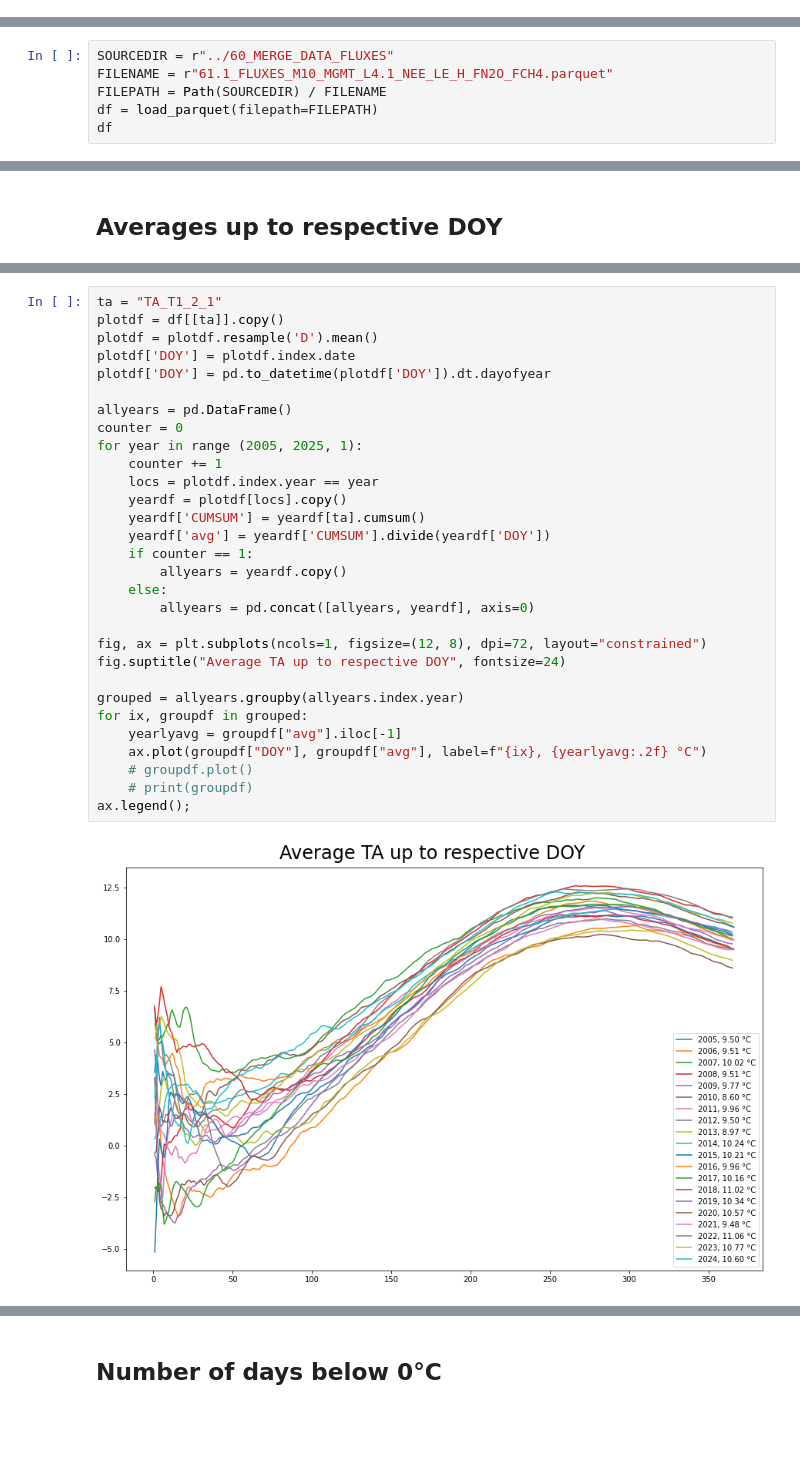
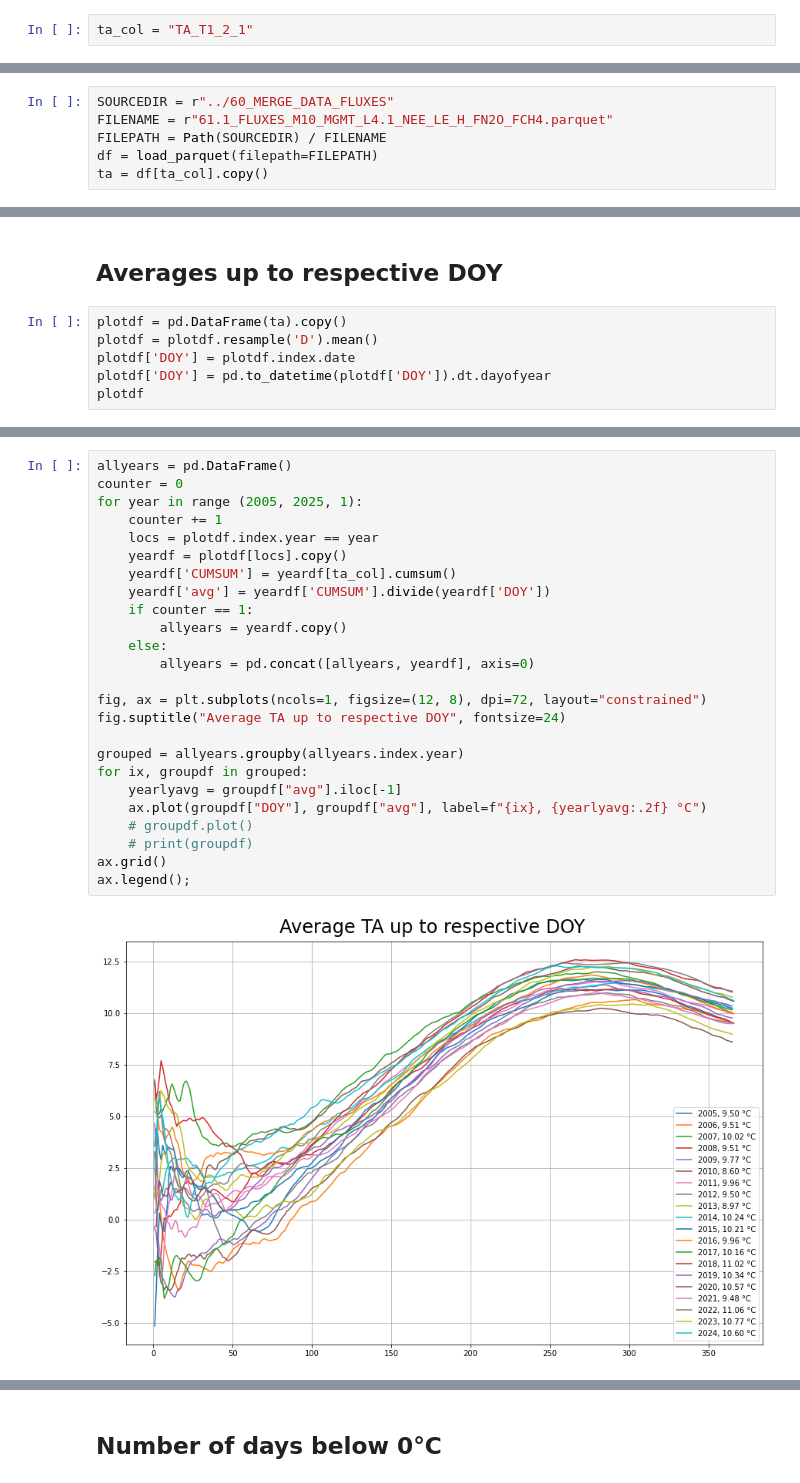
Before and after one commit to holukas/dataset_ch-cha_flux_product, a Jupyter notebook: _sources/notebooks/90_DATASET_OVERVIEW/METEO_TA.ipynb, the cells around one changed output, grey strips where cells are left out. Saved outputs shown, nothing was run; the diff lists cells and outputs as text; blank space fills up the shorter version.

```diff
--- a/_sources/notebooks/90_DATASET_OVERVIEW/METEO_TA.ipynb
+++ b/_sources/notebooks/90_DATASET_OVERVIEW/METEO_TA.ipynb
@@ -8,0 +11,2 @@
+# %%
+ta_col = "TA_T1_2_1"
@@ -32,5 +40,5 @@ SOURCEDIR = r"../60_MERGE_DATA_FLUXES"
 FILENAME = r"61.1_FLUXES_M10_MGMT_L4.1_NEE_LE_H_FN2O_FCH4.parquet"
 FILEPATH = Path(SOURCEDIR) / FILENAME
 df = load_parquet(filepath=FILEPATH)
-df
+ta = df[ta_col].copy()
 # %% [output]
@@ -107,3 +76,9 @@ HeatmapYearMonth(series_monthly=s, title="monthly range", ax=axs[3], cb_digits_a
 [figure]
 # %% [markdown]
 ## Averages up to respective DOY
+# %%
+plotdf = pd.DataFrame(ta).copy()
+plotdf = plotdf.resample('D').mean()
+plotdf['DOY'] = plotdf.index.date
+plotdf['DOY'] = pd.to_datetime(plotdf['DOY']).dt.dayofyear
+plotdf
@@ -110,32 +100,27 @@ HeatmapYearMonth(series_monthly=s, title="monthly range", ax=axs[3], cb_digits_a
 # %%
-ta = "TA_T1_2_1"
-plotdf = df[[ta]].copy()
-plotdf = plotdf.resample('D').mean()
-plotdf['DOY'] = plotdf.index.date
-plotdf['DOY'] = pd.to_datetime(plotdf['DOY']).dt.dayofyear
-
 allyears = pd.DataFrame()
 counter = 0
 for year in range (2005, 2025, 1):
     counter += 1
     locs = plotdf.index.year == year
     yeardf = plotdf[locs].copy()
-    yeardf['CUMSUM'] = yeardf[ta].cumsum()
+    yeardf['CUMSUM'] = yeardf[ta_col].cumsum()
     yeardf['avg'] = yeardf['CUMSUM'].divide(yeardf['DOY'])
     if counter == 1:
         allyears = yeardf.copy()
     else:
         allyears = pd.concat([allyears, yeardf], axis=0)
 
 fig, ax = plt.subplots(ncols=1, figsize=(12, 8), dpi=72, layout="constrained")
 fig.suptitle("Average TA up to respective DOY", fontsize=24)
 
 grouped = allyears.groupby(allyears.index.year)
 for ix, groupdf in grouped:
     yearlyavg = groupdf["avg"].iloc[-1]
     ax.plot(groupdf["DOY"], groupdf["avg"], label=f"{ix}, {yearlyavg:.2f} °C")
     # groupdf.plot()
     # print(groupdf)
+ax.grid()
 ax.legend();
 # %% [output]
-[figure, old version]
+[figure, new version]
```
Also changed, not shown: parts of 31 cells of this notebook, 11 other files.
